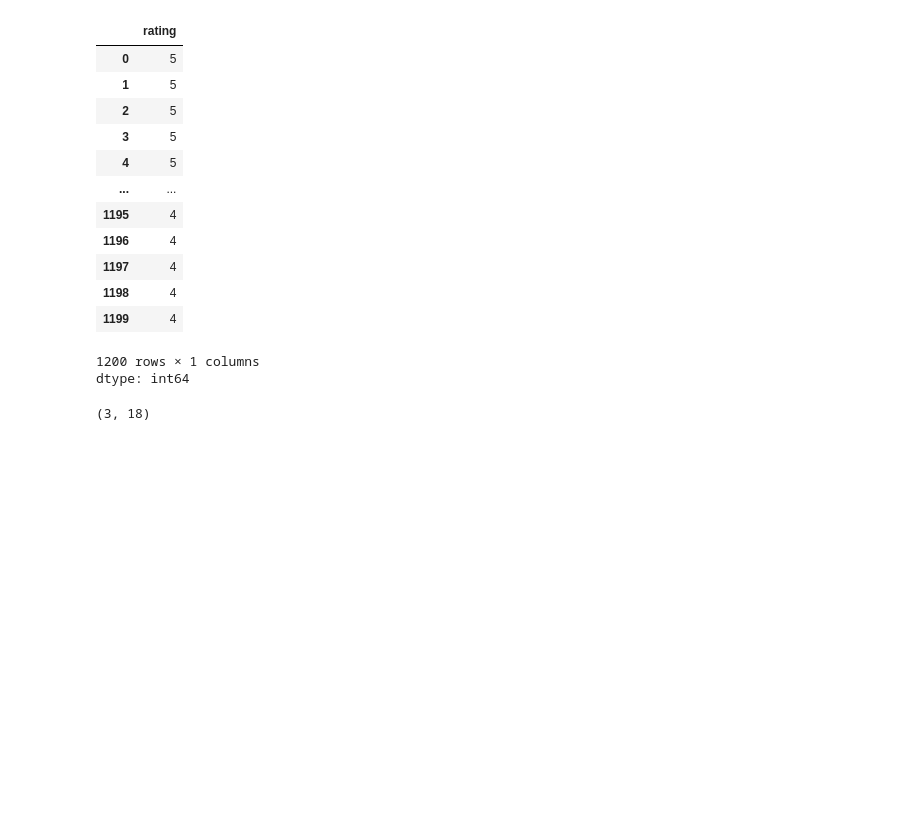
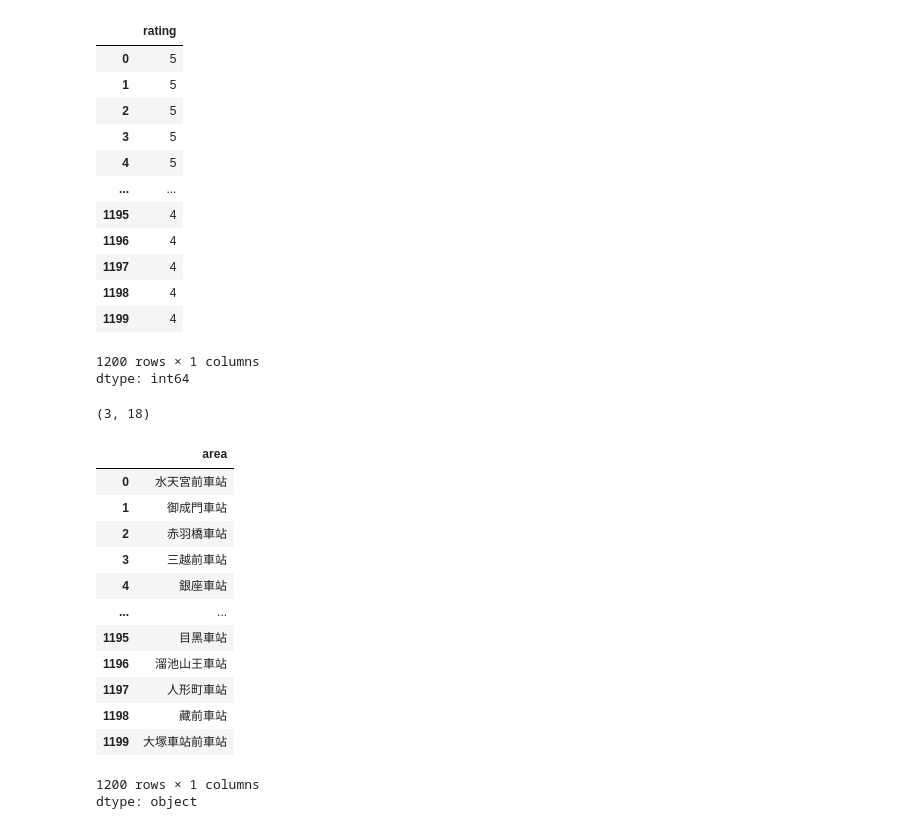
Before and after one commit to LiShun522/tibame_1224, a Jupyter notebook: 250113_pandas.ipynb, the cells around one changed output. Drawn from its saved outputs; the diff is of its cells as text; code cells hidden in the pictures; blank space fills up the shorter version.

```diff
--- a/250113_pandas.ipynb
+++ b/250113_pandas.ipynb
@@ -271,3 +271,28 @@ def func(state):
 func(0)(6, 9), func(1)(6, 9)
 # %% [output]
 (3, 18)
+# %%
+import pandas as pd
+df = pd.read_csv("tabelog.csv", encoding = "utf-8")
+df["area"]
+def func(s):
+  real_area = s.split(" / ")[0] # 從 "空白全形/空白" 開始切
+  return real_area.strip()     # 將左右兩邊空白去除
+# func("水天宮前車站 / 壽司")
+df["area"] = df["area"].apply(func)        # 還不知道帶甚麼進去，所以還不設置小括號
+df["area"]
+# %% [output]
+|  | area |
+| 0 | 水天宮前車站 |
+| 1 | 御成門車站 |
+| 2 | 赤羽橋車站 |
+| 3 | 三越前車站 |
+| 4 | 銀座車站 |
+| ... | ... |
+| 1195 | 目黑車站 |
+| 1196 | 溜池山王車站 |
+| 1197 | 人形町車站 |
+| 1198 | 藏前車站 |
+| 1199 | 大塚車站前車站 |
+1200 rows × 1 columns
+dtype: object
```
Also changed, not shown: parts of 2 cells of this notebook.
